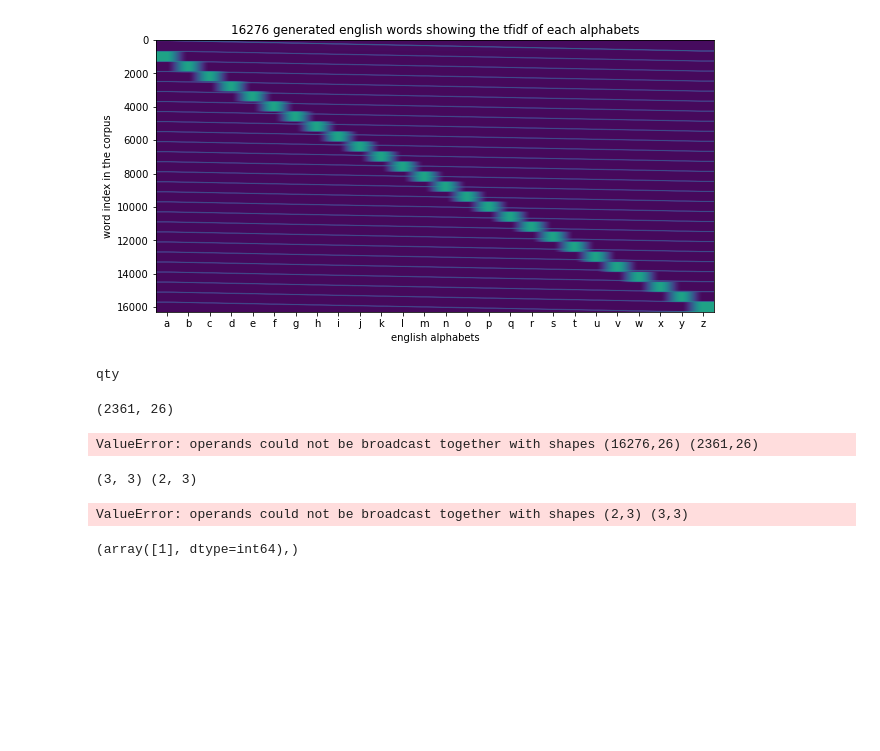
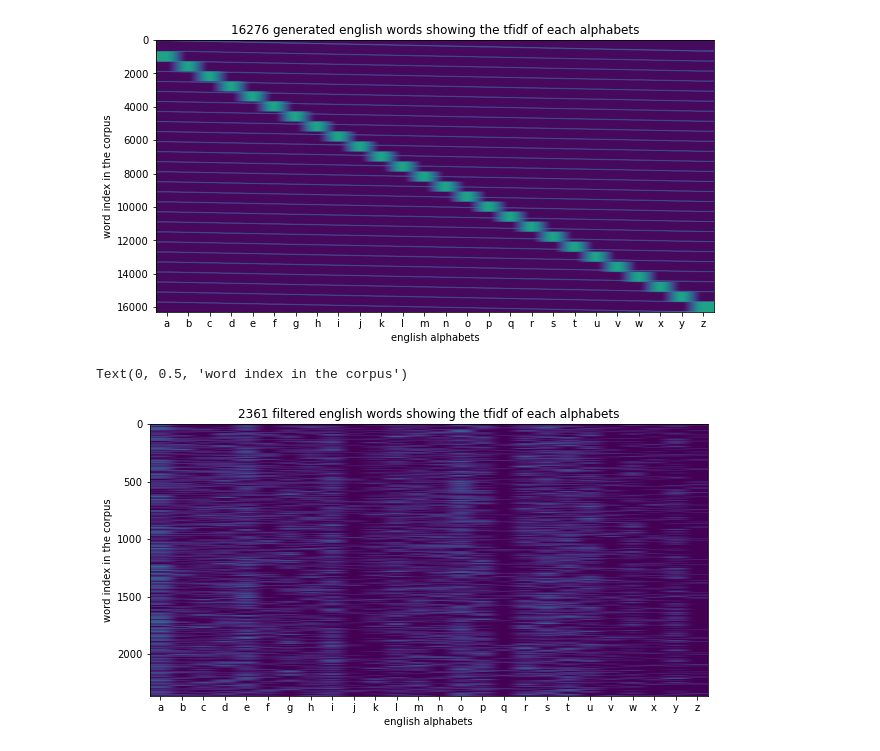
Before and after one commit to kpsamuel/Machine-Learning-Research, a Jupyter notebook: NLP/TextGenerator/language-dictionary.ipynb, the cells around one changed output. Cells and saved outputs as stored; diff of their text form; code cells hidden in the pictures; blank space fills up the shorter version.

Commit message:
permutationaly generated english words of max_length 3 and min_length 1, and mapped over actual english words of same lengths

```diff
--- a/NLP/TextGenerator/language-dictionary.ipynb
+++ b/NLP/TextGenerator/language-dictionary.ipynb
@@ -104,31 +107,18 @@ plt.ylabel("word index in the corpus")
 # %% [output]
 Text(0, 0.5, 'word index in the corpus')
 [figure]
-# %%
-idx = 40
-print(filtered_words[idx])
-# %% [output]
-qty
-# %%
-filtered_words_vector = generated_tfidf_vectorizer.transform(filtered_words)
-filtered_words_vector.shape
-# %% [output]
-(2361, 26)
-# %%
-common_vector = np.subtract(generated_words_tfidf_vector.toarray(), filtered_words_vector.toarray())
-# %% [output]
-ValueError: operands could not be broadcast together with shapes (16276,26) (2361,26)
-# %%
-A = np.array([[1,2,3],[4,5,6],[7,8,9]])
-a = np.array([[4,5,6], [7,8,9]])
-print(A.shape, a.shape)
-# %% [output]
-(3, 3) (2, 3)
-# %%
-np.subtract(a,A)
-# %% [output]
-ValueError: operands could not be broadcast together with shapes (2,3) (3,3)
-# %%
-np.where(np.all(np.subtract(A,a) == 0, axis=1))
-# %% [output]
-(array([1], dtype=int64),)
+# %%
+## filtered words transforming
+filtered_words_vector = generated_tfidf_vectorizer.transform(filtered_words)
+filtered_words_vector.shape
+
+fig = plt.figure(figsize=(10,5))
+plt.imshow(filtered_words_vector.toarray(), aspect="auto")
+plt.xticks(ticks=list(range(len(alphabets_))), labels=alphabets_)
+
+plt.title(f"{filtered_words_vector.shape[0]} filtered english words showing the tfidf of each alphabets")
+plt.xlabel("english alphabets")
+plt.ylabel("word index in the corpus")
+# %% [output]
+Text(0, 0.5, 'word index in the corpus')
+[figure, added]
```
Also changed, not shown: parts of 4 cells of this notebook, 2 other files.
